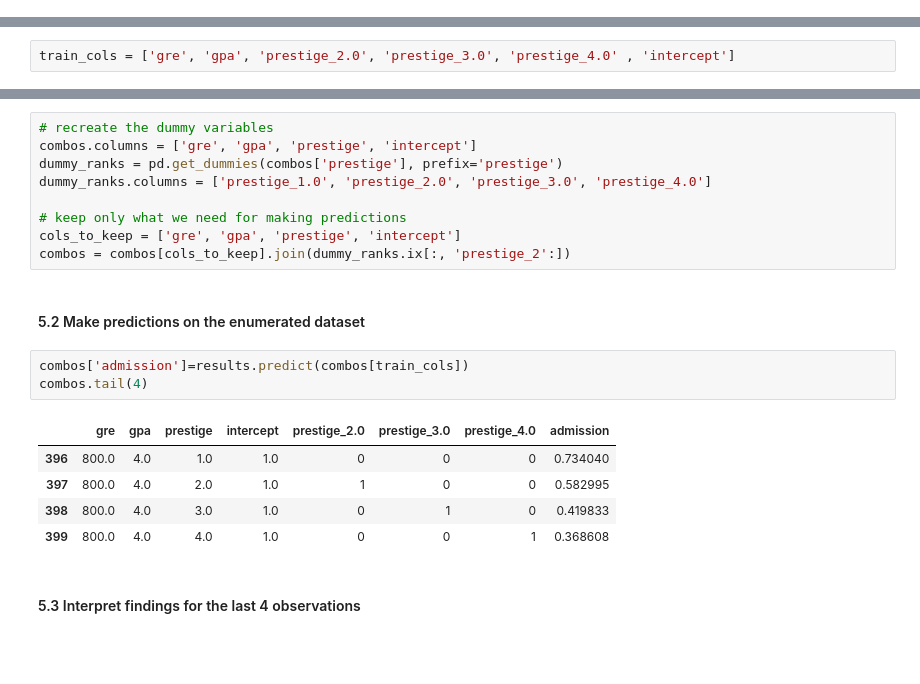
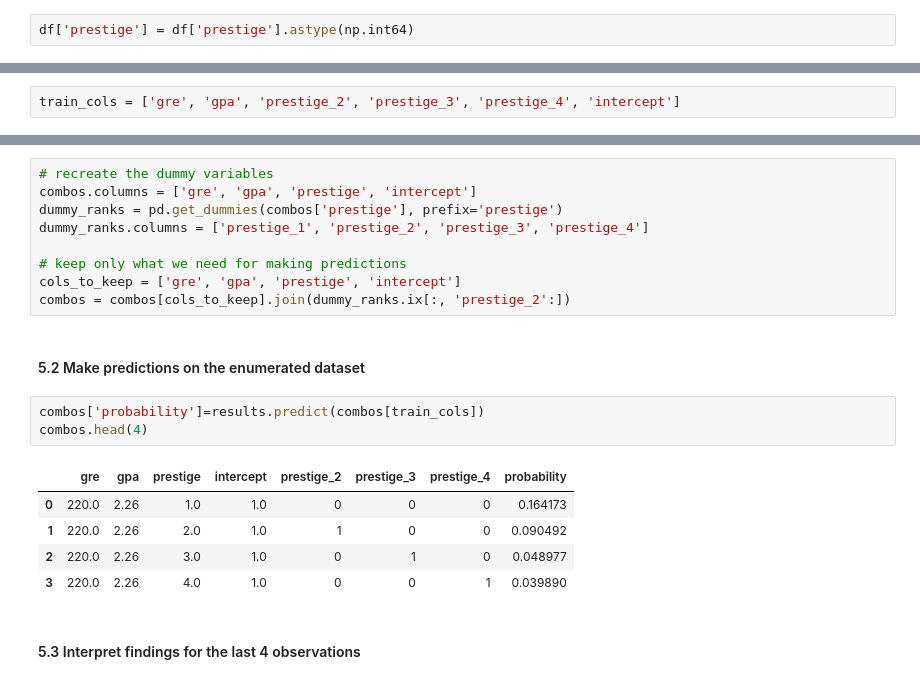
Before and after one commit to DVD0099/dat-homework, a Jupyter notebook: Project3-DevSingh.ipynb, the cells around one changed output, grey strips where cells are left out. Saved outputs shown, nothing was run; the diff lists cells and outputs as text; blank space fills up the shorter version.

```diff
--- a/Project3-DevSingh.ipynb
+++ b/Project3-DevSingh.ipynb
@@ -23,0 +36,2 @@ print(df.head())
+# %%
+df['prestige'] = df['prestige'].astype(np.int64)
@@ -153,7 +203,7 @@ data['intercept'] = 1.0
 # %% [markdown]
 #### 4.1 Set the covariates to a variable called train_cols
 # %%
-train_cols = ['gre', 'gpa', 'prestige_2.0', 'prestige_3.0', 'prestige_4.0' , 'intercept']
+train_cols = ['gre', 'gpa', 'prestige_2', 'prestige_3', 'prestige_4', 'intercept']
 # %% [markdown]
 #### 4.2 Fit the model
 # %%
@@ -301,7 +351,7 @@ combos = pd.DataFrame(cartesian([gres, gpas, [1, 2, 3, 4], [1.]]))
 # recreate the dummy variables
 combos.columns = ['gre', 'gpa', 'prestige', 'intercept']
 dummy_ranks = pd.get_dummies(combos['prestige'], prefix='prestige')
-dummy_ranks.columns = ['prestige_1.0', 'prestige_2.0', 'prestige_3.0', 'prestige_4.0']
+dummy_ranks.columns = ['prestige_1', 'prestige_2', 'prestige_3', 'prestige_4']
 
 # keep only what we need for making predictions
 cols_to_keep = ['gre', 'gpa', 'prestige', 'intercept']
@@ -309,14 +359,14 @@ combos = combos[cols_to_keep].join(dummy_ranks.ix[:, 'prestige_2':])
 # %% [markdown]
 #### 5.2 Make predictions on the enumerated dataset
 # %%
-combos['admission']=results.predict(combos[train_cols])
-combos.tail(4)
+combos['probability']=results.predict(combos[train_cols])
+combos.head(4)
 # %% [output]
-|  | gre | gpa | prestige | intercept | prestige_2.0 | prestige_3.0 | prestige_4.0 | admission |
-| 396 | 800.0 | 4.0 | 1.0 | 1.0 | 0 | 0 | 0 | 0.734040 |
-| 397 | 800.0 | 4.0 | 2.0 | 1.0 | 1 | 0 | 0 | 0.582995 |
-| 398 | 800.0 | 4.0 | 3.0 | 1.0 | 0 | 1 | 0 | 0.419833 |
-| 399 | 800.0 | 4.0 | 4.0 | 1.0 | 0 | 0 | 1 | 0.368608 |
+|  | gre | gpa | prestige | intercept | prestige_2 | prestige_3 | prestige_4 | probability |
+| 0 | 220.0 | 2.26 | 1.0 | 1.0 | 0 | 0 | 0 | 0.164173 |
+| 1 | 220.0 | 2.26 | 2.0 | 1.0 | 1 | 0 | 0 | 0.090492 |
+| 2 | 220.0 | 2.26 | 3.0 | 1.0 | 0 | 1 | 0 | 0.048977 |
+| 3 | 220.0 | 2.26 | 4.0 | 1.0 | 0 | 0 | 1 | 0.039890 |
 # %% [markdown]
 #### 5.3 Interpret findings for the last 4 observations
 # %% [markdown]
```
Also changed, not shown: parts of 32 cells of this notebook.
